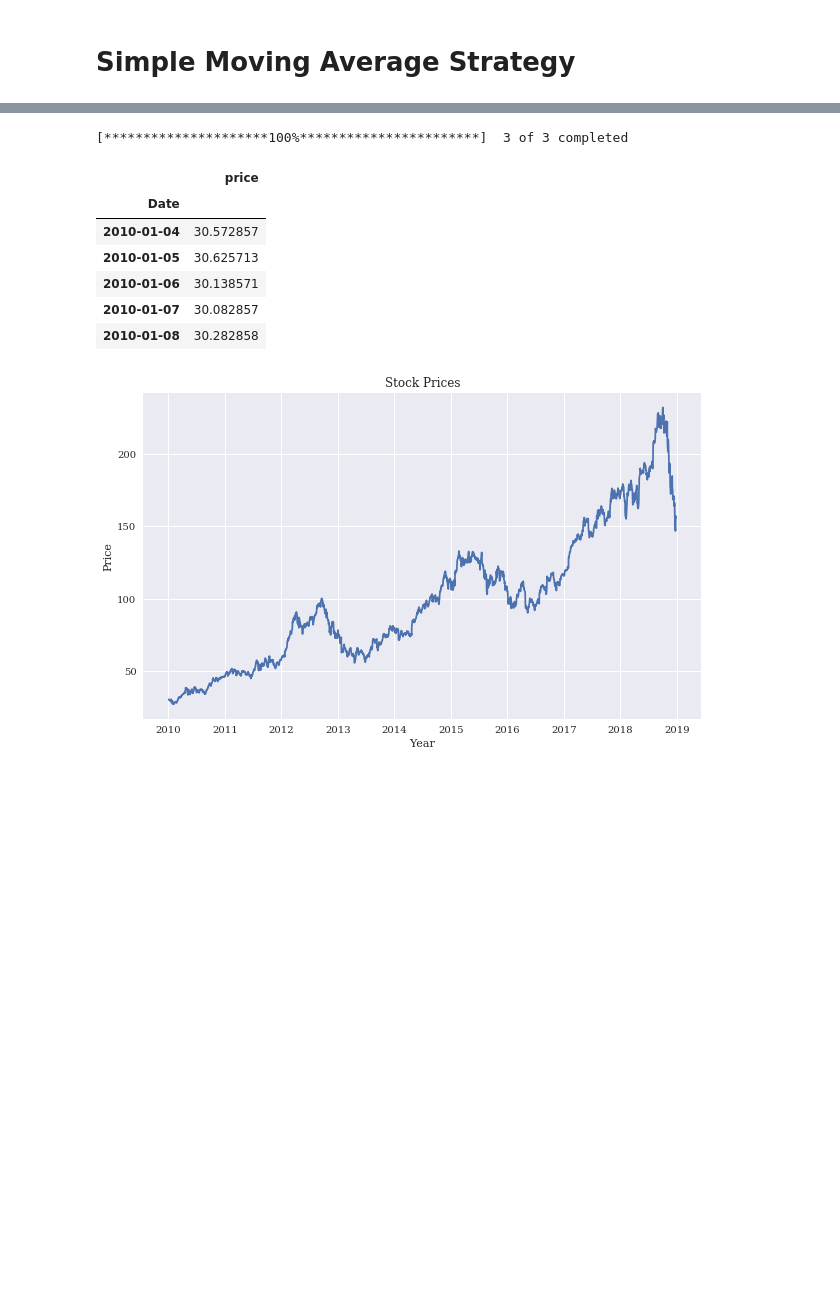
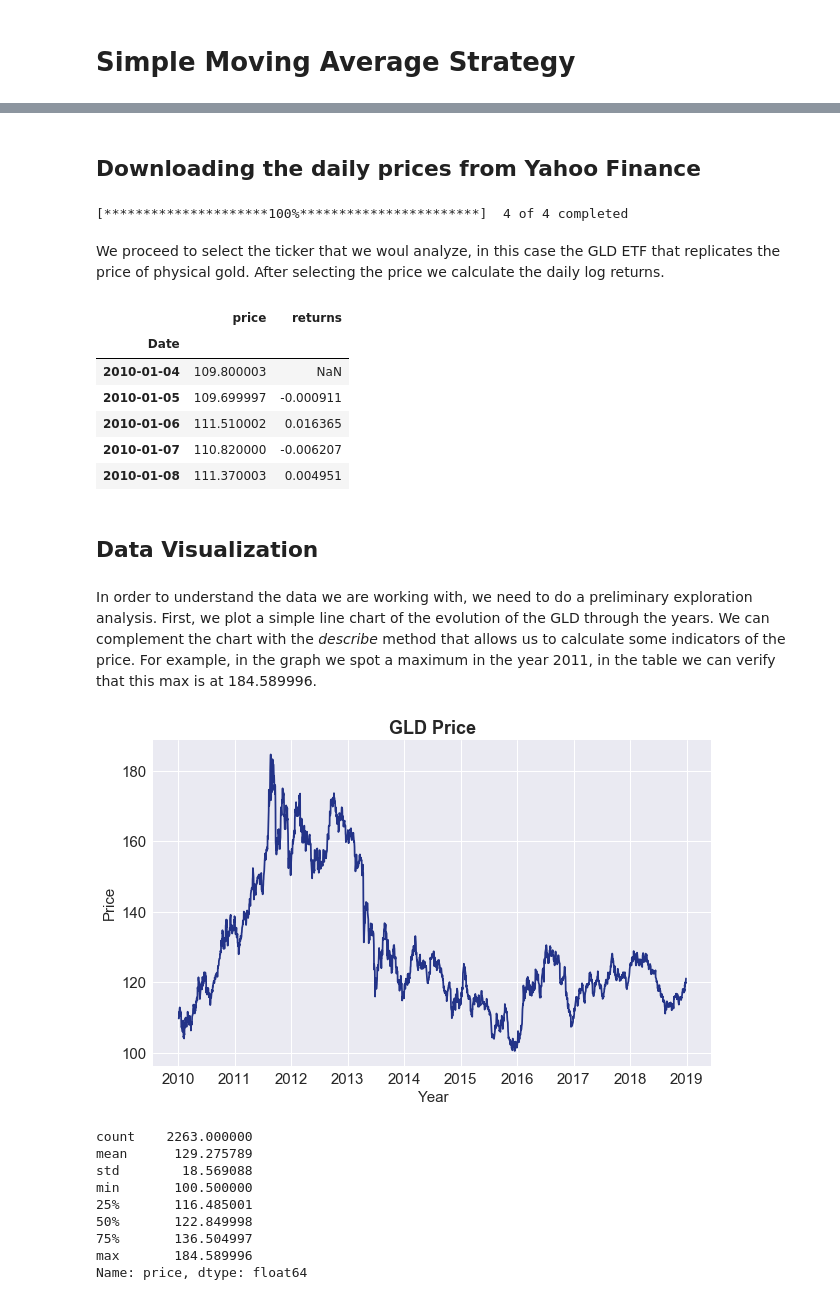
Before and after one commit to mateomarks/Algorithmic-Trading, a Jupyter notebook: Simple Moving Average.ipynb, the cells around one changed output, grey strips where cells are left out. Drawn from its saved outputs; the diff is of its cells as text; code cells hidden in the pictures; blank space fills up the shorter version.

```diff
--- a/Simple Moving Average.ipynb
+++ b/Simple Moving Average.ipynb
@@ -7,36 +16,58 @@ import pandas as pd
 import numpy as np
 
 %matplotlib inline
-from pylab import mpl, plt
+import matplotlib.pyplot as plt
 plt.style.use('seaborn')
-mpl.rcParams['font.family'] = 'serif'
 
 import yfinance as yf
+# %% [markdown]
+## Downloading the daily prices from Yahoo Finance
 # %%
-symbols = ["AMZN","FB","AAPL"]
+symbols = ["AMZN","FB","AAPL","GLD"]
 rawdata = yf.download(symbols, start="2010-01-01", end="2018-12-31")
 rawdata = rawdata['Close']
 # %% [output]
-[*********************100%***********************]  3 of 3 completed
+[*********************100%***********************]  4 of 4 completed
+# %% [markdown]
+We proceed to select the ticker that we woul analyze, in this case the GLD ETF that replicates the price of physical gold.
+After selecting the price we calculate the daily log returns.
 # %%
-ticker = "AAPL"
+ticker = "GLD"
 data = pd.DataFrame(rawdata[ticker])
 data.rename(columns={ticker: 'price'}, inplace=True)
+data['returns'] = np.log(data['price'] / data['price'].shift(1))
 data.head()
 # %% [output]
-|  | price |
-| Date |  |
-| 2010-01-04 | 30.572857 |
-| 2010-01-05 | 30.625713 |
-| 2010-01-06 | 30.138571 |
-| 2010-01-07 | 30.082857 |
-| 2010-01-08 | 30.282858 |
+|  | price | returns |
+| Date |  |  |
+| 2010-01-04 | 109.800003 | NaN |
+| 2010-01-05 | 109.699997 | -0.000911 |
+| 2010-01-06 | 111.510002 | 0.016365 |
+| 2010-01-07 | 110.820000 | -0.006207 |
+| 2010-01-08 | 111.370003 | 0.004951 |
+# %% [markdown]
+## Data Visualization
+# %% [markdown]
+In order to understand the data we are working with, we need to do a preliminary exploration analysis. First, we plot a simple line chart of the evolution of the GLD through the years. We can complement the chart with the *describe* method that allows us to calculate some indicators of the price. For example, in the graph we spot a maximum in the year 2011, in the table we can verify that this max  is at 184.589996.
 # %%
 plt.figure(figsize=(10,6))
-plt.plot(data)
-plt.title('Stock Prices')
-plt.xlabel('Year')
-plt.ylabel('Price')
-plt.show()
+plt.plot(data.price, color='#233388')
+plt.title('GLD Price',fontsize=18,fontweight="bold")
+plt.xlabel('Year',fontsize=15)
+plt.ylabel('Price',fontsize=15)
+plt.xticks(fontsize=15)
+plt.yticks(fontsize=15)
+plt.show();
+
+data.price.describe()
 # %% [output]
-[figure, old version]
+[figure, new version]
+count    2263.000000
+mean      129.275789
+std        18.569088
+min       100.500000
+25%       116.485001
+50%       122.849998
+75%       136.504997
+max       184.589996
+Name: price, dtype: float64
```
Also changed, not shown: parts of 27 cells of this notebook, 1 other file.
